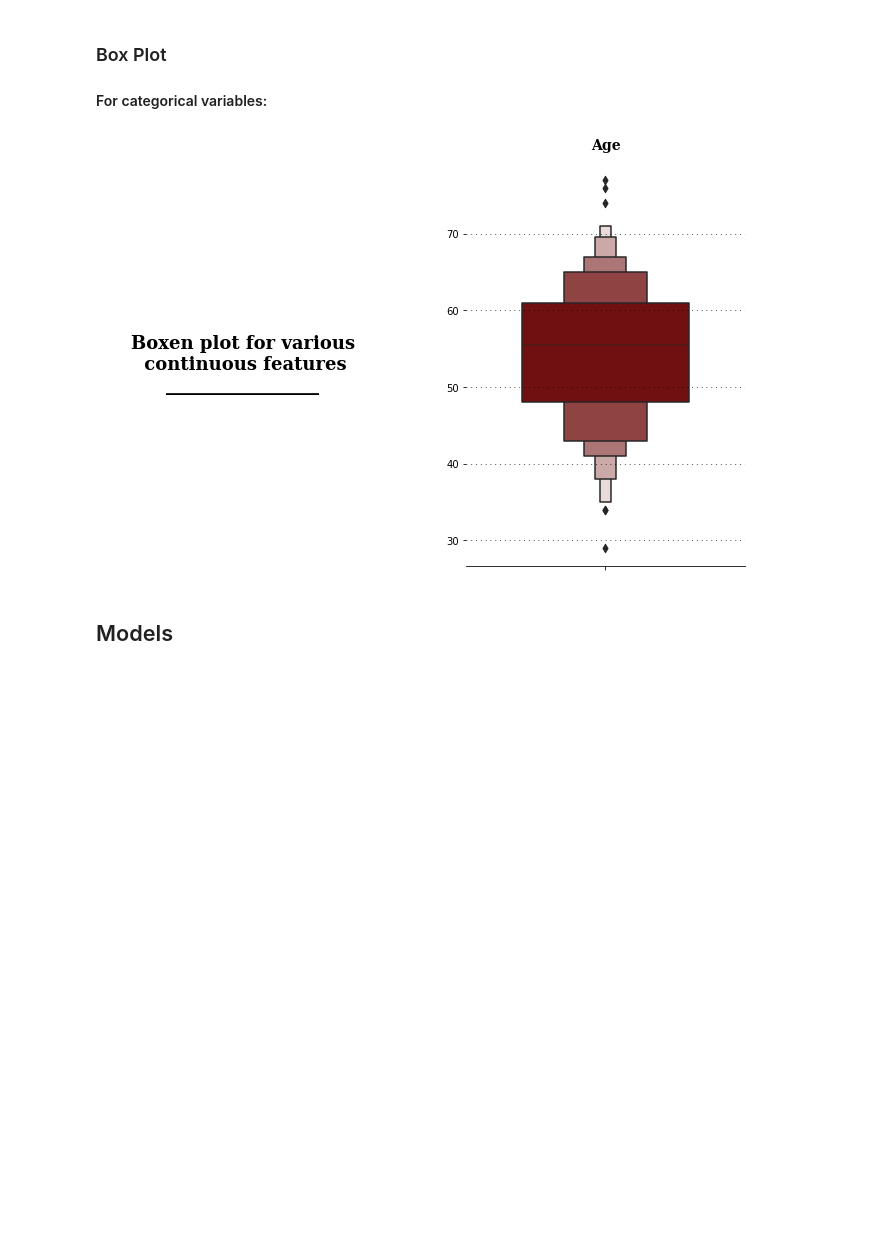
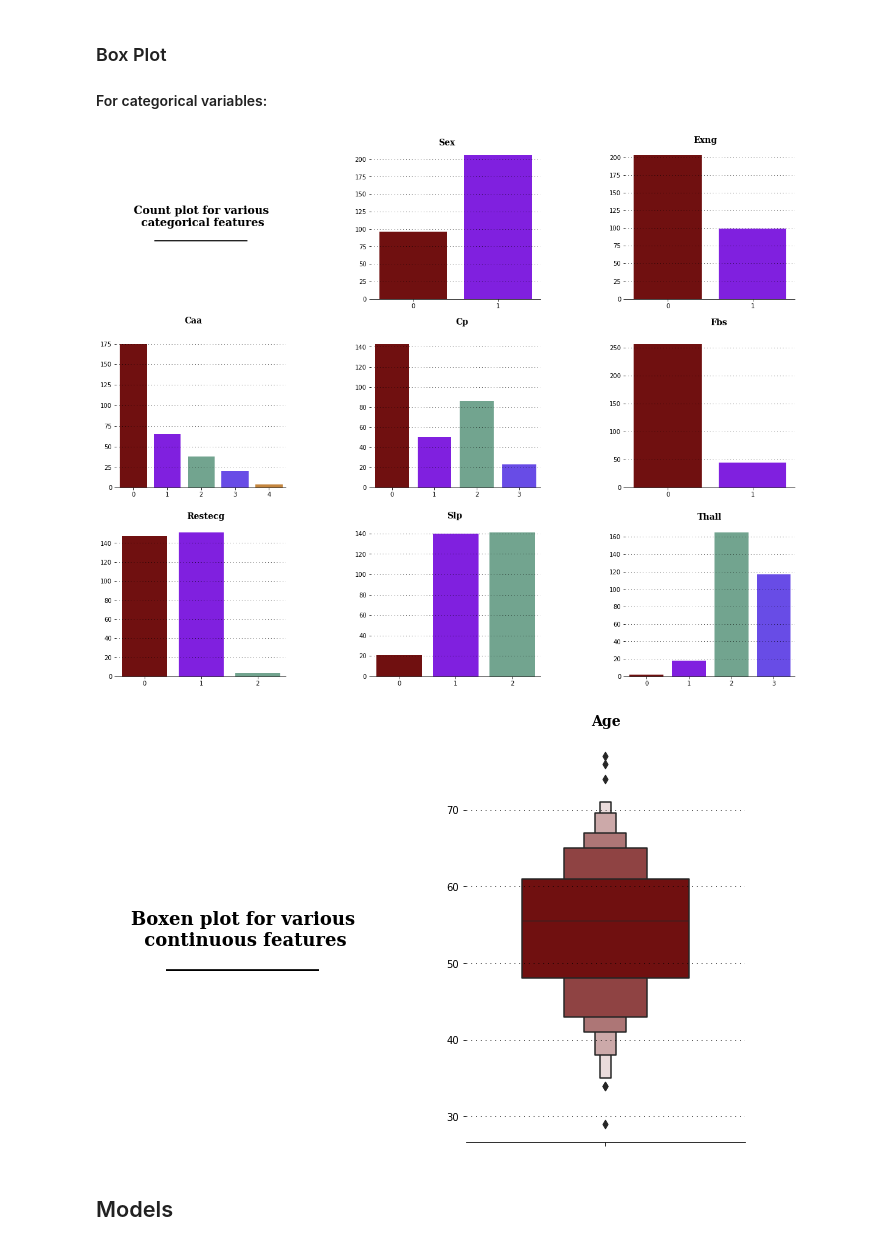
Before and after one commit to joaoreis16/heart_attack_prediction, a Jupyter notebook: code/main.ipynb, the cells around one changed output. Drawn from its saved outputs; the diff is of its cells as text; code cells hidden in the pictures; blank space fills up the shorter version.

```diff
--- a/code/main.ipynb
+++ b/code/main.ipynb
@@ -177,8 +177,7 @@ ax8 = fig.add_subplot(grid[2,2])
 
 color_palette = ["#800000","#8000ff","#6aac90","#5833ff","#da8829"]
 
-
-background_color = "#ffe6e6"
+background_color = "#fff"
 color_palette = ["#800000","#8000ff","#6aac90","#5833ff","#da8829"]
 fig.patch.set_facecolor(background_color)
 ax0.set_facecolor(background_color)
@@ -210,56 +209,56 @@ ax0.text(0.5,0.5,
 # Sex count
 ax1.text(0.3, 220, 'Sex', fontsize=14, fontweight='bold', fontfamily='serif', color="#000000")
 ax1.grid(color='#000000', linestyle=':', axis='y', zorder=0,  dashes=(1,5))
-sns.countplot(ax=ax1,data=df,x='sex',palette=color_palette)
+sns.countplot(ax=ax1,data=data,x='sex',palette=color_palette)
 ax1.set_xlabel("")
 ax1.set_ylabel("")
 
 # Exng count
 ax2.text(0.3, 220, 'Exng', fontsize=14, fontweight='bold', fontfamily='serif', color="#000000")
 ax2.grid(color='#000000', linestyle=':', axis='y', zorder=0,  dashes=(1,5))
-sns.countplot(ax=ax2,data=df,x='exng',palette=color_palette)
+sns.countplot(ax=ax2,data=data,x='exng',palette=color_palette)
 ax2.set_xlabel("")
 ax2.set_ylabel("")
 
 # Caa count
 ax3.text(1.5, 200, 'Caa', fontsize=14, fontweight='bold', fontfamily='serif', color="#000000")
 ax3.grid(color='#000000', linestyle=':', axis='y', zorder=0,  dashes=(1,5))
-sns.countplot(ax=ax3,data=df,x='caa',palette=color_palette)
+sns.countplot(ax=ax3,data=data,x='caa',palette=color_palette)
 ax3.set_xlabel("")
 ax3.set_ylabel("")
 
 # Cp count
 ax4.text(1.5, 162, 'Cp', fontsize=14, fontweight='bold', fontfamily='serif', color="#000000")
 ax4.grid(color='#000000', linestyle=':', axis='y', zorder=0,  dashes=(1,5))
-sns.countplot(ax=ax4,data=df,x='cp',palette=color_palette)
+sns.countplot(ax=ax4,data=data,x='cp',palette=color_palette)
 ax4.set_xlabel("")
 ax4.set_ylabel("")
 
 # Fbs count
 ax5.text(0.5, 290, 'Fbs', fontsize=14, fontweight='bold', fontfamily='serif', color="#000000")
 ax5.grid(color='#000000', linestyle=':', axis='y', zorder=0,  dashes=(1,5))
-sns.countplot(ax=ax5,data=df,x='fbs',palette=color_palette)
+sns.countplot(ax=ax5,data=data,x='fbs',palette=color_palette)
 ax5.set_xlabel("")
 ax5.set_ylabel("")
 
 # Restecg count
 ax6.text(0.75, 165, 'Restecg', fontsize=14, fontweight='bold', fontfamily='serif', color="#000000")
 ax6.grid(color='#000000', linestyle=':', axis='y', zorder=0,  dashes=(1,5))
-sns.countplot(ax=ax6,data=df,x='restecg',palette=color_palette)
+sns.countplot(ax=ax6,data=data,x='restecg',palette=color_palette)
 ax6.set_xlabel("")
 ax6.set_ylabel("")
 
 # Slp count
 ax7.text(0.85, 155, 'Slp', fontsize=14, fontweight='bold', fontfamily='serif', color="#000000")
 ax7.grid(color='#000000', linestyle=':', axis='y', zorder=0,  dashes=(1,5))
-sns.countplot(ax=ax7,data=df,x='slp',palette=color_palette)
+sns.countplot(ax=ax7,data=data,x='slp',palette=color_palette)
 ax7.set_xlabel("")
 ax7.set_ylabel("")
 
 # Thall count
 ax8.text(1.2, 180, 'Thall', fontsize=14, fontweight='bold', fontfamily='serif', color="#000000")
 ax8.grid(color='#000000', linestyle=':', axis='y', zorder=0,  dashes=(1,5))
-sns.countplot(ax=ax8,data=df,x='thall',palette=color_palette)
+sns.countplot(ax=ax8,data=data,x='thall',palette=color_palette)
 ax8.set_xlabel("")
 ax8.set_ylabel("")
 
@@ -272,10 +271,6 @@ for s in ["top","right","left"]:
     ax6.spines[s].set_visible(False)
     ax7.spines[s].set_visible(False)
     ax8.spines[s].set_visible(False)
-
-
-
-
 
 
 
@@ -287,34 +282,35 @@ ax0 = fig.add_subplot(gs[0,0])
 ax1 = fig.add_subplot(gs[0,1])
 
 color_palette = ["#800000","#8000ff","#6aac90","#5833ff","#da8829"]
 
 # Title of the plot
 ax0.spines["bottom"].set_visible(False)
 ax0.spines["left"].set_visible(False)
 ax0.spines["top"].set_visible(False)
 ax0.spines["right"].set_visible(False)
 ax0.tick_params(left=False, bottom=False)
 ax0.set_xticklabels([])
 ax0.set_yticklabels([])
 ax0.text(0.5,0.5,
          'Boxen plot for various\n continuous features\n_________________',
          horizontalalignment='center',
          verticalalignment='center',
          fontsize=18, fontweight='bold',
          fontfamily='serif',
          color="#000000")
 
 # Age
 ax1.text(-0.05, 81, 'Age', fontsize=14, fontweight='bold', fontfamily='serif', color="#000000")
 ax1.grid(color='#000000', linestyle=':', axis='y', zorder=0,  dashes=(1,5))
 sns.boxenplot(ax=ax1,y=data['age'],palette=["#800000"],width=0.6)
 ax1.set_xlabel("")
 ax1.set_ylabel("")
 
 for s in ["top","right","left"]:
     ax1.spines[s].set_visible(False)
 # %% [output]
-[figure, old version]
+[figure, new version]
+[figure, added]
 # %% [markdown]
 
 ## Models
```
